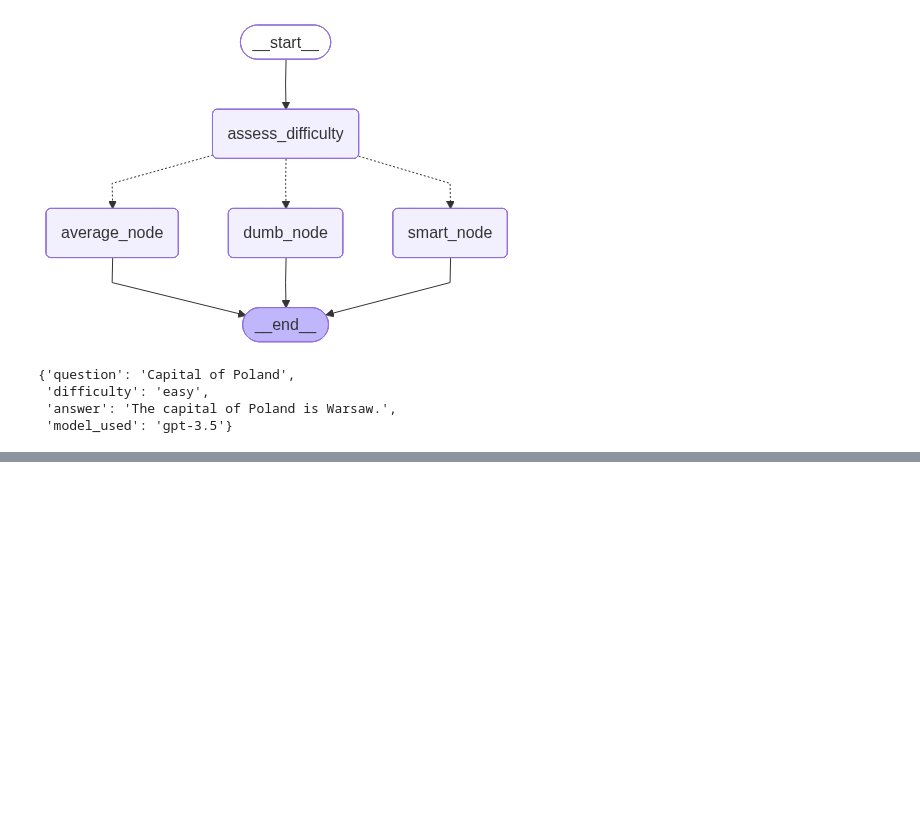
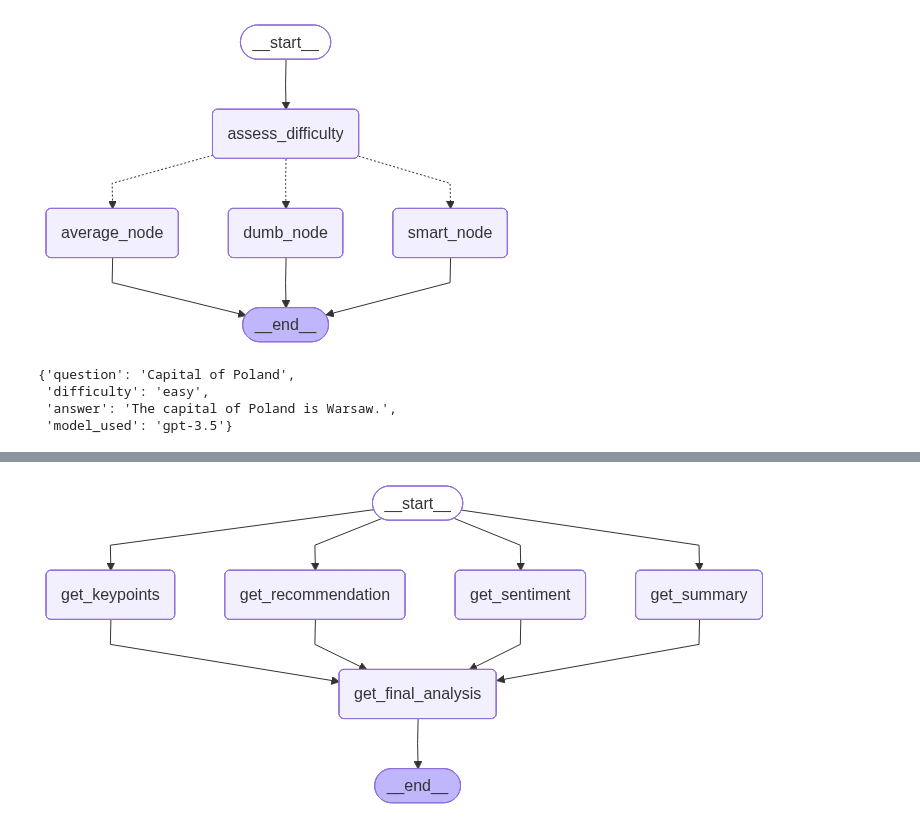
Before and after one commit to lukasdeveloperacc/Study, a Jupyter notebook: agents/nomadcoder/WORKFLOW-ARCHITECTURES/main.ipynb, the cells around one changed output, grey strips where cells are left out. Drawn from its saved outputs; the diff is of its cells as text; code cells hidden in the pictures; blank space fills up the shorter version.

```diff
--- a/agents/nomadcoder/WORKFLOW-ARCHITECTURES/main.ipynb
+++ b/agents/nomadcoder/WORKFLOW-ARCHITECTURES/main.ipynb
@@ -183,0 +191,19 @@ graph.invoke({"question": "Investment potential of Uranium of 2026"})
+# %%
+from typing_extensions import TypedDict, Literal
+from langgraph.graph import StateGraph, START, END
+from langchain.chat_models import init_chat_model
+from pydantic import BaseModel
+
+llm = init_chat_model("openai:gpt-4o-mini")
+
+dumb_llm = init_chat_model("openai:gpt-3.5-turbo")
+average_llm = init_chat_model("openai:gpt-4o")
+smart_llm = init_chat_model("openai:gpt-5-2025-06-10")
+
+class State(TypedDict):
+    document: str
+    summary: str
+    sentiment: str
+    key_points: str
+    recommendation: str
+    final_analysis: str
@@ -183,0 +256,23 @@ graph.invoke({"question": "Investment potential of Uranium of 2026"})
+# %%
+graph_builder = StateGraph(State)
+
+graph_builder.add_node(get_summary.__name__, get_summary)
+graph_builder.add_node(get_sentiment.__name__, get_sentiment)
+graph_builder.add_node(get_keypoints.__name__, get_keypoints)
+graph_builder.add_node(get_recommendation.__name__, get_recommendation)
+graph_builder.add_node(get_final_analysis.__name__, get_final_analysis)
+
+graph_builder.add_edge(START, get_summary.__name__)
+graph_builder.add_edge(START, get_sentiment.__name__)
+graph_builder.add_edge(START, get_keypoints.__name__)
+graph_builder.add_edge(START, get_recommendation.__name__)
+graph_builder.add_edge(get_summary.__name__, get_final_analysis.__name__)
+graph_builder.add_edge(get_sentiment.__name__, get_final_analysis.__name__)
+graph_builder.add_edge(get_keypoints.__name__, get_final_analysis.__name__)
+graph_builder.add_edge(get_recommendation.__name__, get_final_analysis.__name__)
+
+graph = graph_builder.compile()
+
+graph
+# %% [output]
+[figure, added]
```
Also changed, not shown: parts of 3 cells of this notebook, 1 other file.
